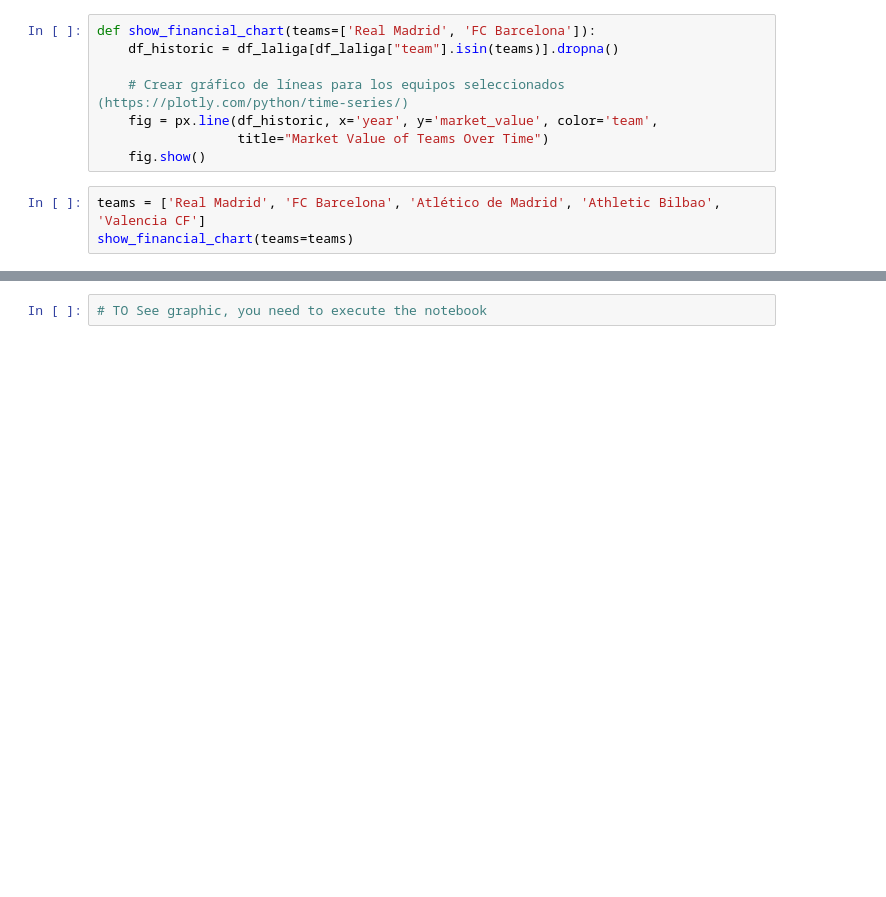
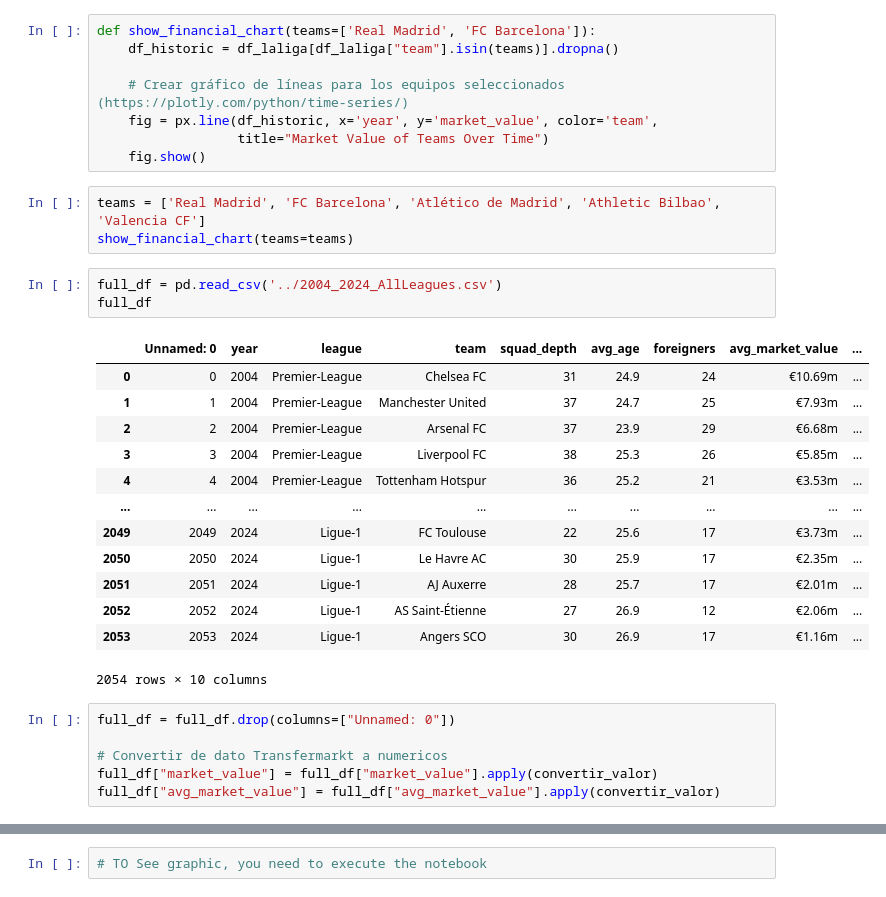
Before and after one commit to torecsgo/Football-Data, a Jupyter notebook: Notebooks/econ_growth.ipynb, the cells around one changed output, grey strips where cells are left out. Cells and saved outputs as stored; diff of their text form; blank space fills up the shorter version.

Commit message:
added Leagues Comparation

```diff
--- a/Notebooks/econ_growth.ipynb
+++ b/Notebooks/econ_growth.ipynb
@@ -115,3 +115,26 @@ def show_financial_chart(teams=['Real Madrid', 'FC Barcelona']):
 # %%
 teams = ['Real Madrid', 'FC Barcelona', 'Atlético de Madrid', 'Athletic Bilbao', 'Valencia CF']
 show_financial_chart(teams=teams)
+# %%
+full_df = pd.read_csv('../2004_2024_AllLeagues.csv')
+full_df
+# %% [output]
+|  | Unnamed: 0 | year | league | team | squad_depth | avg_age | foreigners | avg_market_value | ... |
+| 0 | 0 | 2004 | Premier-League | Chelsea FC | 31 | 24.9 | 24 | €10.69m | ... |
+| 1 | 1 | 2004 | Premier-League | Manchester United | 37 | 24.7 | 25 | €7.93m | ... |
+| 2 | 2 | 2004 | Premier-League | Arsenal FC | 37 | 23.9 | 29 | €6.68m | ... |
+| 3 | 3 | 2004 | Premier-League | Liverpool FC | 38 | 25.3 | 26 | €5.85m | ... |
+| 4 | 4 | 2004 | Premier-League | Tottenham Hotspur | 36 | 25.2 | 21 | €3.53m | ... |
+| ... | ... | ... | ... | ... | ... | ... | ... | ... | ... |
+| 2049 | 2049 | 2024 | Ligue-1 | FC Toulouse | 22 | 25.6 | 17 | €3.73m | ... |
+| 2050 | 2050 | 2024 | Ligue-1 | Le Havre AC | 30 | 25.9 | 17 | €2.35m | ... |
+| 2051 | 2051 | 2024 | Ligue-1 | AJ Auxerre | 28 | 25.7 | 17 | €2.01m | ... |
+| 2052 | 2052 | 2024 | Ligue-1 | AS Saint-Étienne | 27 | 26.9 | 12 | €2.06m | ... |
+| 2053 | 2053 | 2024 | Ligue-1 | Angers SCO | 30 | 26.9 | 17 | €1.16m | ... |
+2054 rows × 10 columns
+# %%
+full_df = full_df.drop(columns=["Unnamed: 0"])
+
+# Convertir de dato Transfermarkt a numericos
+full_df["market_value"] = full_df["market_value"].apply(convertir_valor)
+full_df["avg_market_value"] = full_df["avg_market_value"].apply(convertir_valor)
```
Also changed, not shown: parts of 4 cells of this notebook.
